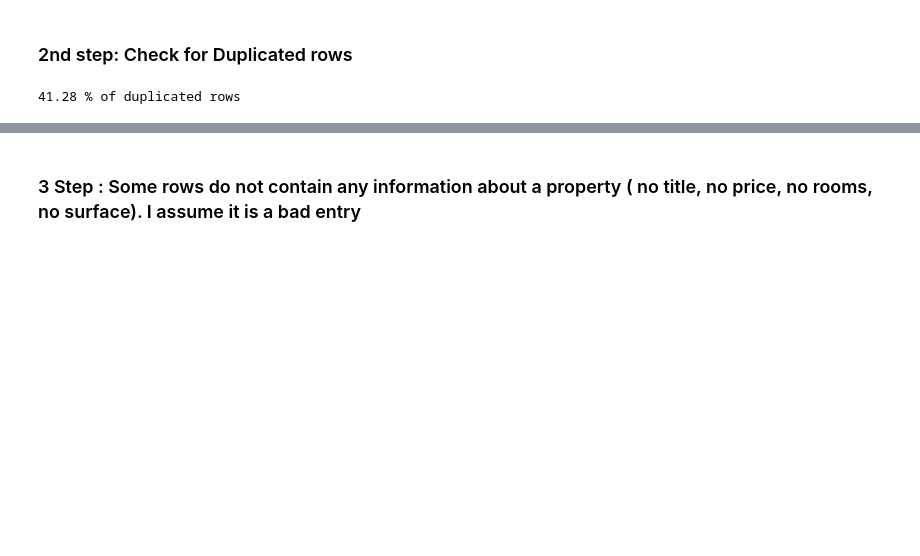
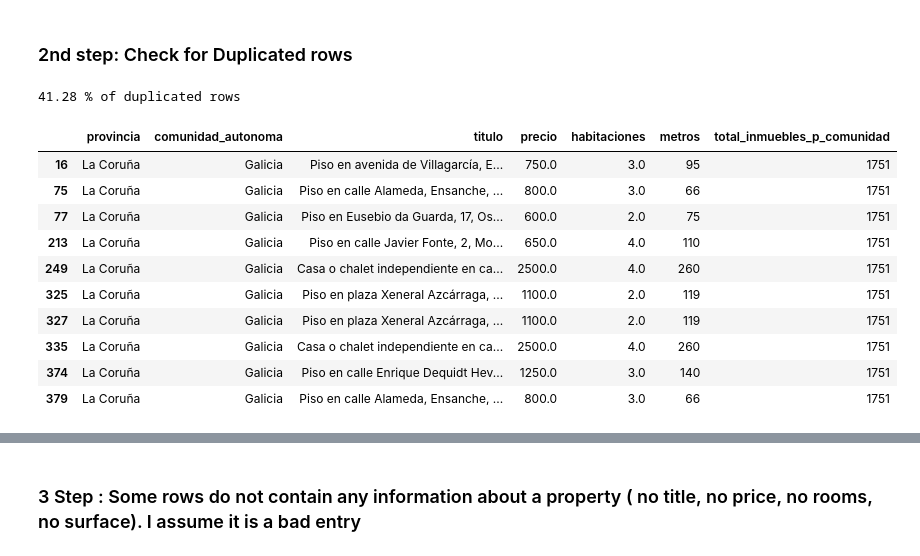
Before and after one commit to marciafof/DAFT_0116_OTALORAMarcia, a Jupyter notebook: Module_1/Project_Week_3_Data-Preparation/scripts/data_exploration.ipynb, the cells around one changed output, grey strips where cells are left out. Saved outputs shown, nothing was run; the diff lists cells and outputs as text; code cells hidden in the pictures; blank space fills up the shorter version.

```diff
--- a/Module_1/Project_Week_3_Data-Preparation/scripts/data_exploration.ipynb
+++ b/Module_1/Project_Week_3_Data-Preparation/scripts/data_exploration.ipynb
@@ -83,6 +88,20 @@ print(f"{perc_duplicated*100:.2f} % of duplicated rows")
 # %%
 df_nodup = df[~df.duplicated(keep="last")]
 df_nodup.reset_index(drop=True,inplace=True)
+# %%
+df[df.duplicated(keep=False)].head(10)
+# %% [output]
+|  | provincia | comunidad_autonoma | titulo | precio | habitaciones | metros | total_inmuebles_p_comunidad |
+| 16 | La Coruña | Galicia | Piso en avenida de Villagarcía, E... | 750.0 | 3.0 | 95 | 1751 |
+| 75 | La Coruña | Galicia | Piso en calle Alameda, Ensanche, ... | 800.0 | 3.0 | 66 | 1751 |
+| 77 | La Coruña | Galicia | Piso en Eusebio da Guarda, 17, Os... | 600.0 | 2.0 | 75 | 1751 |
+| 213 | La Coruña | Galicia | Piso en calle Javier Fonte, 2, Mo... | 650.0 | 4.0 | 110 | 1751 |
+| 249 | La Coruña | Galicia | Casa o chalet independiente en ca... | 2500.0 | 4.0 | 260 | 1751 |
+| 325 | La Coruña | Galicia | Piso en plaza Xeneral Azcárraga, ... | 1100.0 | 2.0 | 119 | 1751 |
+| 327 | La Coruña | Galicia | Piso en plaza Xeneral Azcárraga, ... | 1100.0 | 2.0 | 119 | 1751 |
+| 335 | La Coruña | Galicia | Casa o chalet independiente en ca... | 2500.0 | 4.0 | 260 | 1751 |
+| 374 | La Coruña | Galicia | Piso en calle Enrique Dequidt Hev... | 1250.0 | 3.0 | 140 | 1751 |
+| 379 | La Coruña | Galicia | Piso en calle Alameda, Ensanche, ... | 800.0 | 3.0 | 66 | 1751 |
 # %%
 df_nodup
 # %% [output]
```
Also changed, not shown: parts of 18 cells of this notebook, 8 other files.
